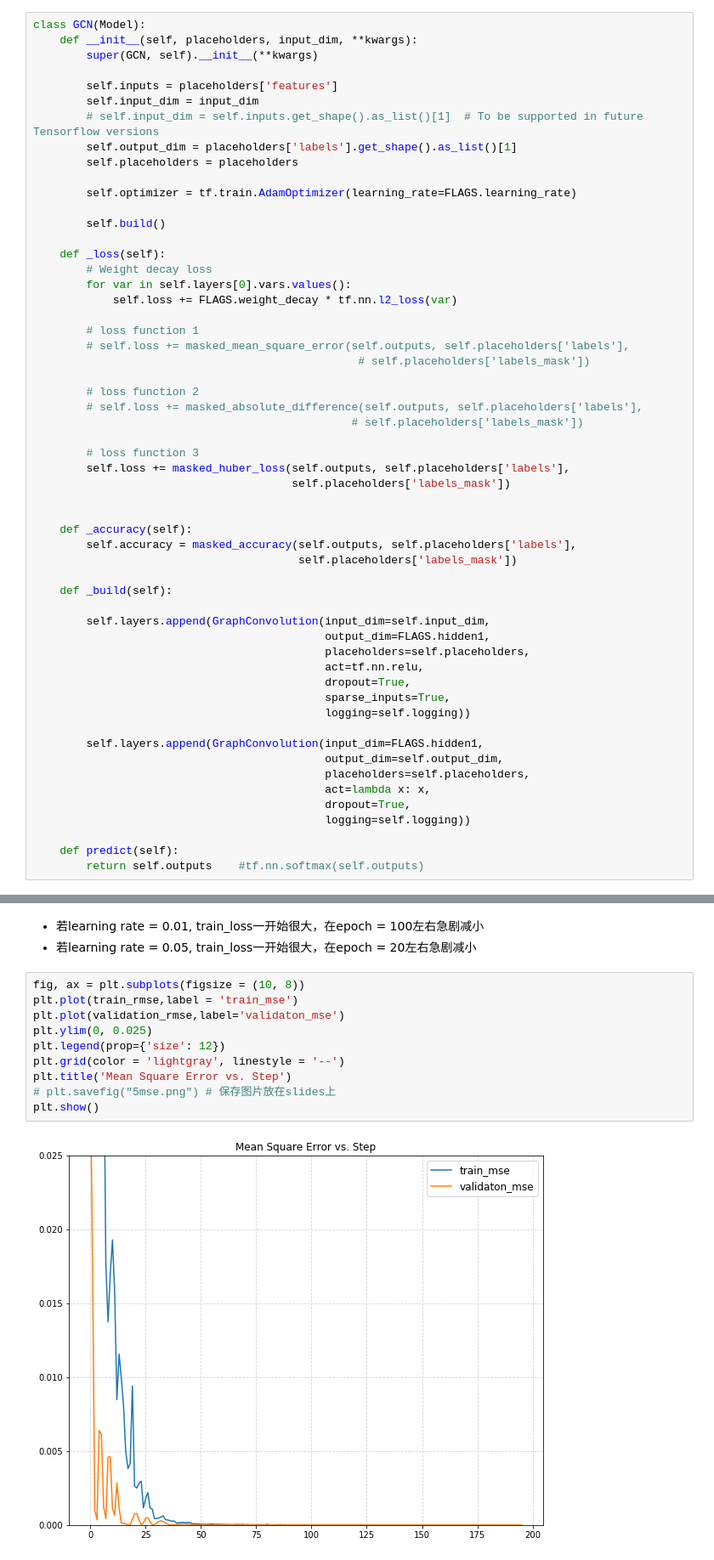
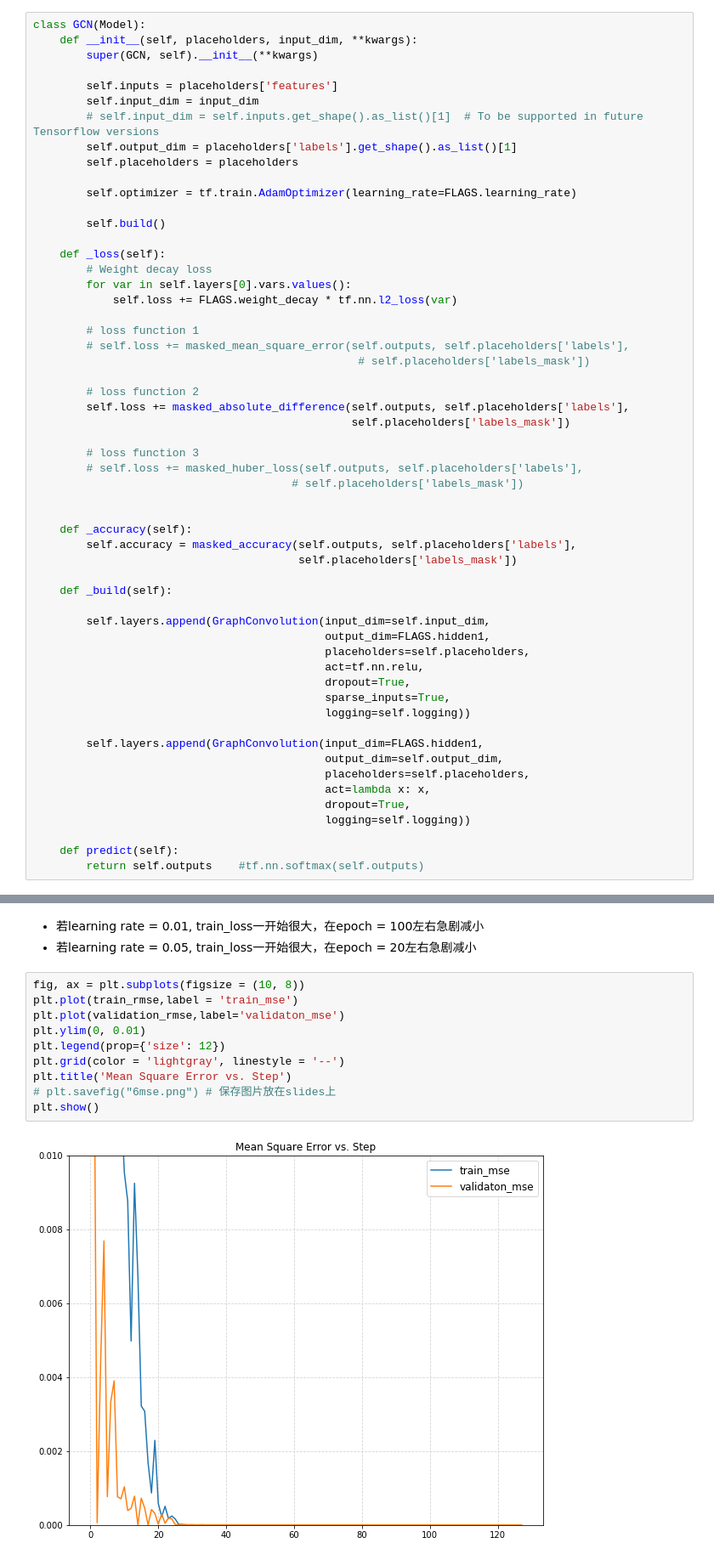
Before and after one commit to Richard-Hendricks/UIUC-Fall-2017, a Jupyter notebook: IE_532/Project/yiming_2.0_gcn.ipynb, the cells around one changed output, grey strips where cells are left out. Shown at 85% size. Cells and saved outputs as stored; diff of their text form.

```diff
--- a/IE_532/Project/yiming_2.0_gcn.ipynb
+++ b/IE_532/Project/yiming_2.0_gcn.ipynb
@@ -179,12 +179,12 @@ class GCN(Model):
                                                  # self.placeholders['labels_mask'])
 
         # loss function 2
-        # self.loss += masked_absolute_difference(self.outputs, self.placeholders['labels'],
-                                                # self.placeholders['labels_mask'])
+        self.loss += masked_absolute_difference(self.outputs, self.placeholders['labels'],
+                                                self.placeholders['labels_mask'])
 
         # loss function 3
-        self.loss += masked_huber_loss(self.outputs, self.placeholders['labels'],
-                                       self.placeholders['labels_mask'])
+        # self.loss += masked_huber_loss(self.outputs, self.placeholders['labels'],
+                                       # self.placeholders['labels_mask'])
 
 
     def _accuracy(self):
@@ -434,15 +461,15 @@ plt.show()
 # %%
 fig, ax = plt.subplots(figsize = (10, 8))
 plt.plot(train_rmse,label = 'train_mse')
 plt.plot(validation_rmse,label='validaton_mse')
-plt.ylim(0, 0.025)
+plt.ylim(0, 0.01)
 plt.legend(prop={'size': 12})
 plt.grid(color = 'lightgray', linestyle = '--')
 plt.title('Mean Square Error vs. Step')
-# plt.savefig("5mse.png") # 保存图片放在slides上
+# plt.savefig("6mse.png") # 保存图片放在slides上
 plt.show()
 # %% [output]
-[figure, old version]
+[figure, new version]
 # %% [markdown]
 Presentation时可以做的几个比较 （保持其余参数尽可能结果最好）：
 
```
Also changed, not shown: parts of 7 cells of this notebook.
